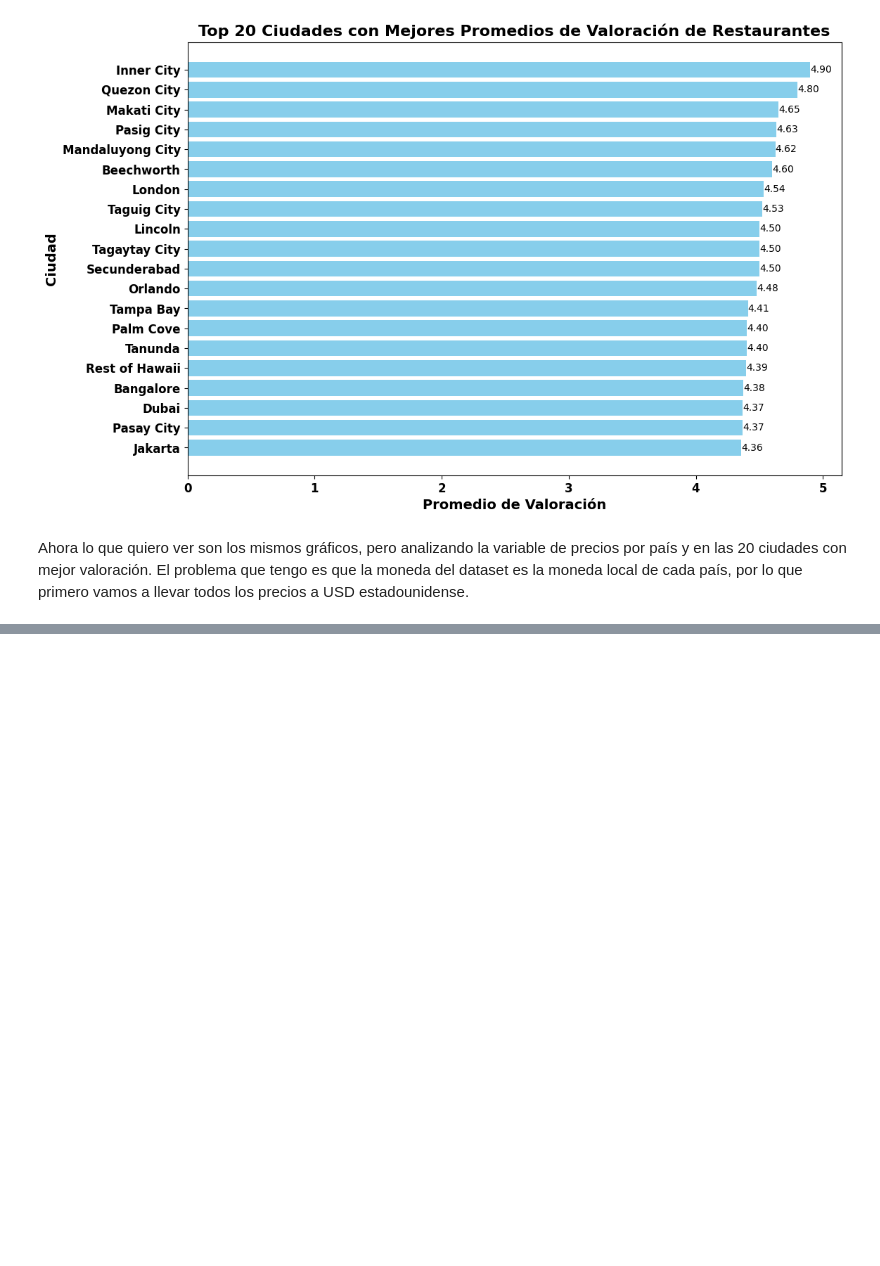
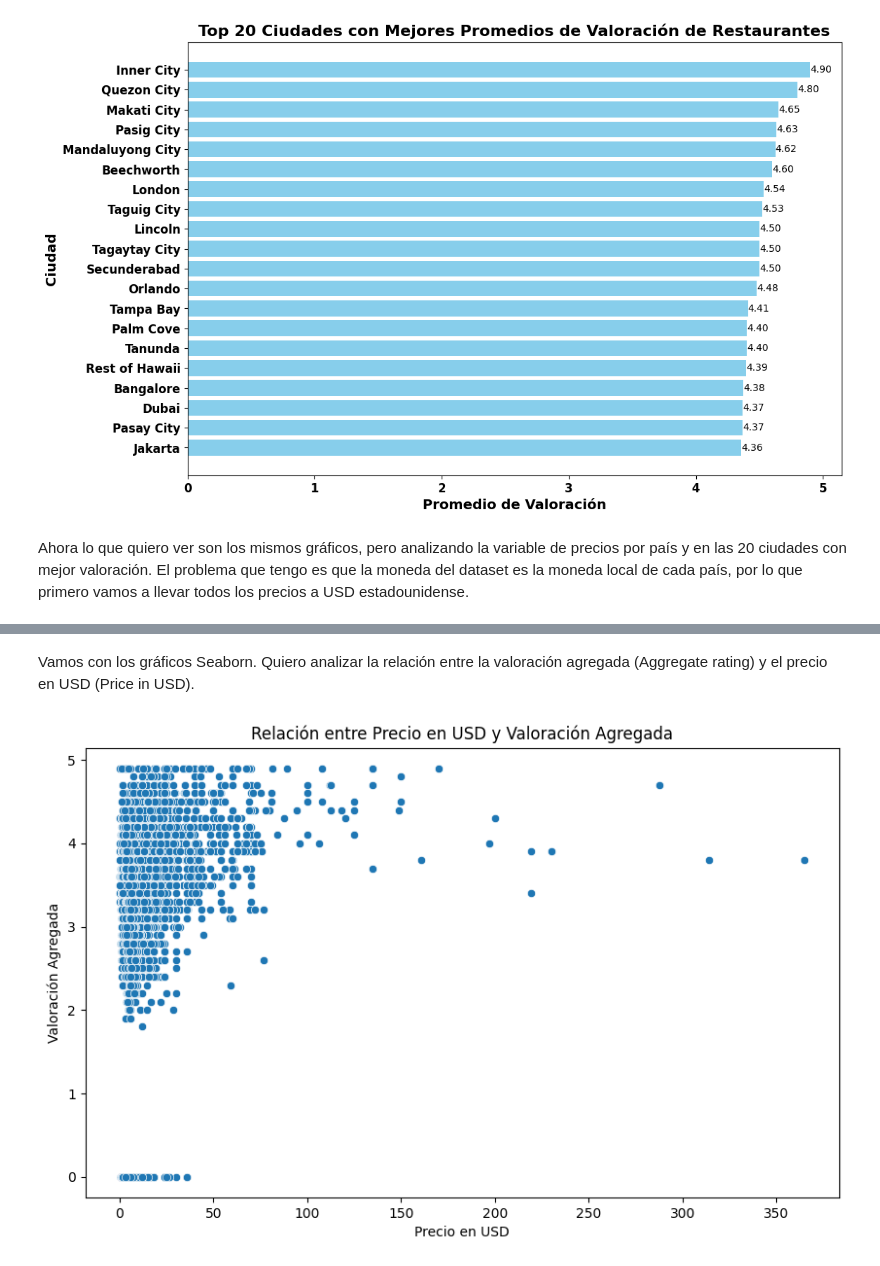
Before and after one commit to fptisato/DataScienceI, a Jupyter notebook: ZOMATO PRIMERA ENTREGA.ipynb, the cells around one changed output, grey strips where cells are left out. Cells and saved outputs as stored; diff of their text form; code cells hidden in the pictures; blank space fills up the shorter version.

```diff
--- a/ZOMATO PRIMERA ENTREGA.ipynb
+++ b/ZOMATO PRIMERA ENTREGA.ipynb
@@ -260,0 +308,14 @@ TypeError: 'DataFrame' object is not callable
+# %% [markdown]
+Vamos con los gráficos Seaborn. Quiero analizar la relación entre la valoración agregada (Aggregate rating) y el precio en USD (Price in USD).
+# %%
+import seaborn as sns
+import matplotlib.pyplot as plt
+
+plt.figure(figsize=(10, 6))
+sns.scatterplot(data=df, x='Price in USD', y='Aggregate rating')
+plt.title('Relación entre Precio en USD y Valoración Agregada')
+plt.xlabel('Precio en USD')
+plt.ylabel('Valoración Agregada')
+plt.show()
+# %% [output]
+[figure, added]
```
Also changed, not shown: parts of 24 cells of this notebook.
